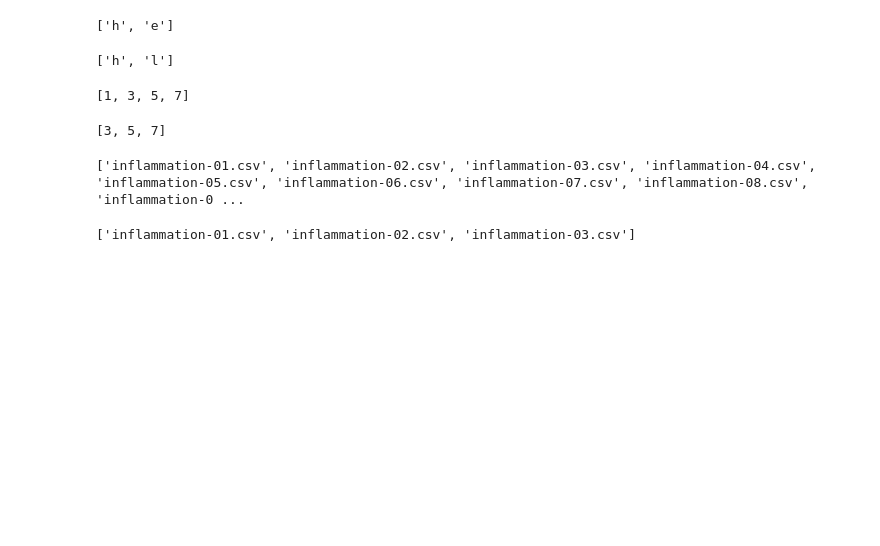
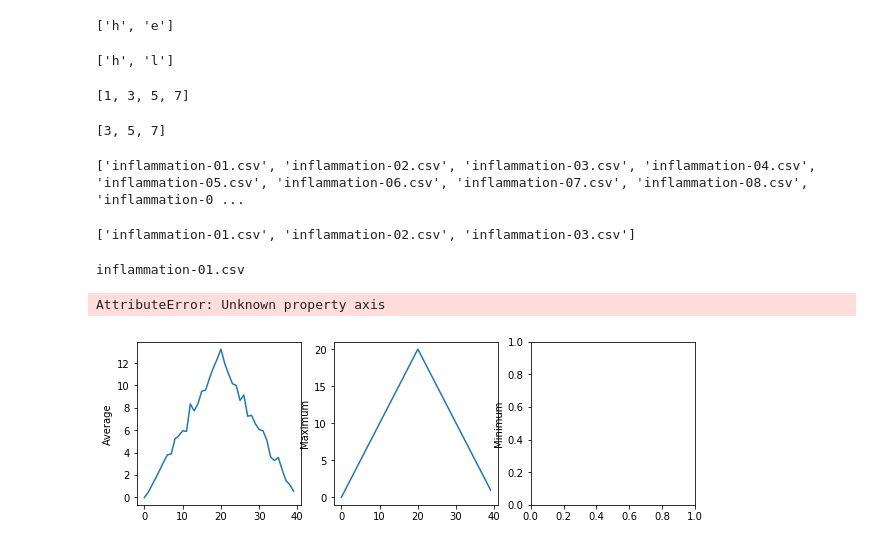
Before and after one commit to Shotgunosine/swc_python_2017-11-09-sfn, a Jupyter notebook: swc_python-sfn.ipynb, the cells around one changed output. Drawn from its saved outputs; the diff is of its cells as text; code cells hidden in the pictures; blank space fills up the shorter version.

```diff
--- a/swc_python-sfn.ipynb
+++ b/swc_python-sfn.ipynb
@@ -382,14 +382,21 @@ print(file_list[0:3])
 # %%
 for f in file_list[0:3]:
     print(f)
-    data = np.loadtxt(f)
+    data = np.loadtxt(f, delimiter=',')
 
     fig = plt.figure(figsize=(10, 3))
     axes1 = fig.add_subplot(1, 3, 1)
     axes2 = fig.add_subplot(1, 3, 2)
     axes3 = fig.add_subplot(1, 3, 3)
     axes1.set_ylabel("Average")
     axes1.plot(np.mean(data, axis=0))
     axes2.set_ylabel("Maximum")
     axes2.plot(np.max(data, axis=0))
-    axes
+    axes3.set_ylabel("Minimum")
+    axes3.plot(np.min(data), axis=0)
+    fig.tight_layout()
+    plt.show()
+# %% [output]
+inflammation-01.csv
+AttributeError: Unknown property axis
+[figure, added]
```
